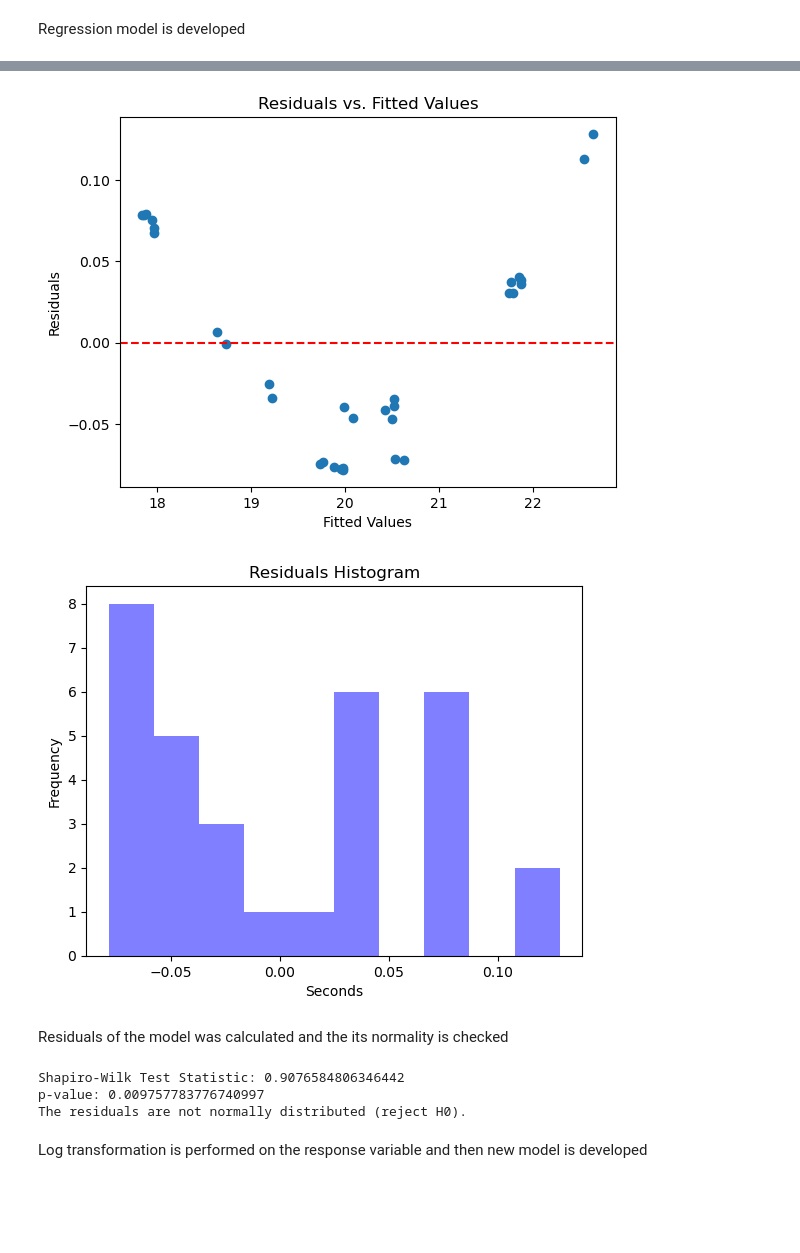
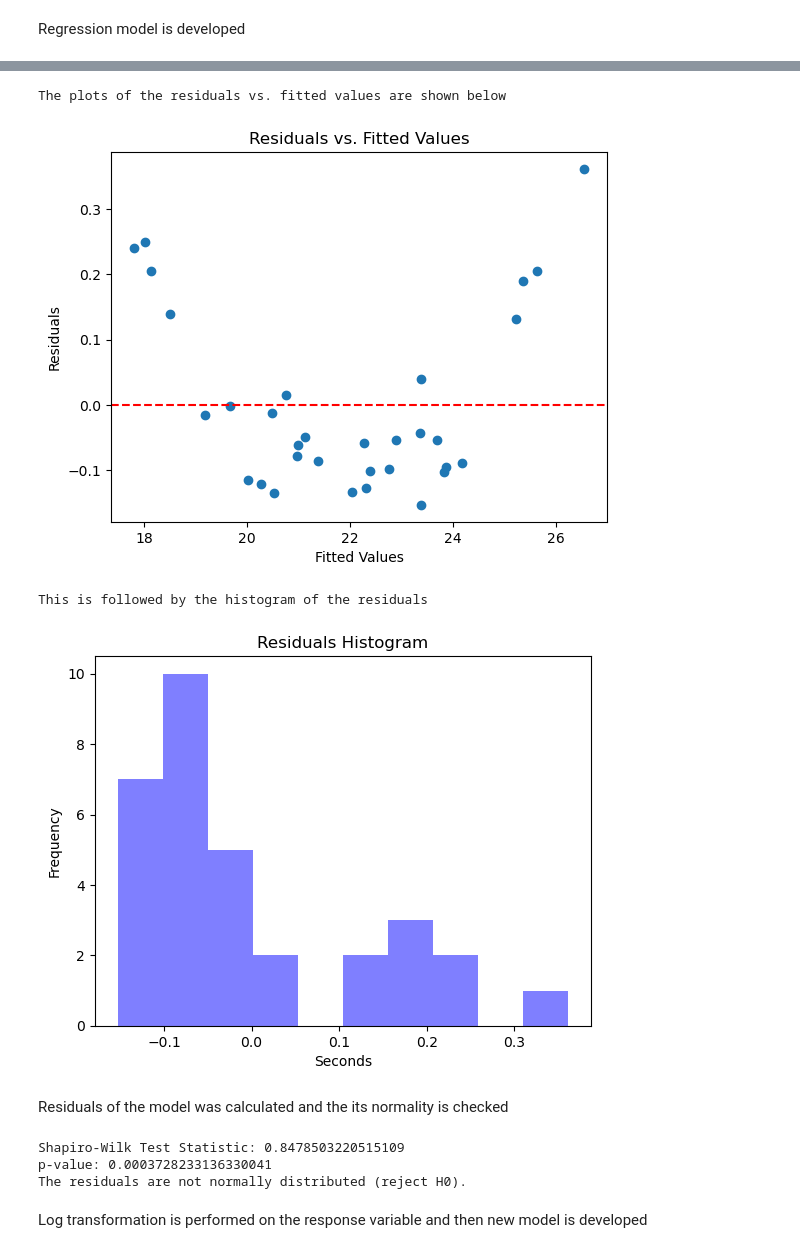
Before and after one commit to radhikrammohan/1D_HT_Pinn, a Jupyter notebook: Data_prep/1D_SVR/DOE/1D_HT_DOE_2.ipynb, the cells around one changed output, grey strips where cells are left out. Cells and saved outputs as stored; diff of their text form; code cells hidden in the pictures; blank space fills up the shorter version.

Commit message:
new updates to the pinn model

```diff
--- a/Data_prep/1D_SVR/DOE/1D_HT_DOE_2.ipynb
+++ b/Data_prep/1D_SVR/DOE/1D_HT_DOE_2.ipynb
@@ -86,8 +86,8 @@ design2 = fracfact('a b c d e  abcde abcd bcde adce ')
 L_level = 0.99
 R_level = 1.01
 factor_levels = {
-    'rho_l': [2760.0, 2761.0],
-    'rho_s': [3000.0, 3001.0],
+    'rho_l': [2760.0, 2860.0],
+    'rho_s': [3000.0, 4000.0],
     'k_l': [96.0, 120.0],
     'k_s': [110.0, 130.0],
     'cp_l': [927.0, 947.0],
@@ -111,8 +111,8 @@ print(doe_df_sol_time_fracfact.shape)
 # %% [output]
 (32, 9)
 # %%
-Res_doe_sol_time = doe_df_sol_time_fracfact.copy()
+FracFact_doe_sol_time = doe_df_sol_time_fracfact.copy()
 
-Res_doe_sol_time['total_sol_time'] = [0.0] * Res_doe_sol_time.shape[0] # Data frame inclduing the response variable
+FracFact_doe_sol_time['total_sol_time'] = [0.0] * FracFact_doe_sol_time.shape[0] # Data frame inclduing the response variable
 
-print(Res_doe_sol_time.head(5))
+# print(Res_doe_sol_time.head(5))
@@ -133,9 +119,9 @@ print(Res_doe_sol_time.head(5))
 # %%
 # here the response values are calculated using sim1d function
 
-for i in range(Res_doe_sol_time.shape[0]):
-    input_values = Res_doe_sol_time.iloc[i,:-1].values
-    Res_doe_sol_time.at[i, 'total_sol_time'] = sim1d(*input_values)
+for i in range(FracFact_doe_sol_time.shape[0]):
+    input_values = FracFact_doe_sol_time.iloc[i,:-1].values
+    FracFact_doe_sol_time.at[i, 'total_sol_time'] = sim1d(*input_values)
 # %% [markdown]
  Histogram of the Total Solidifcation time is plotted
 # %%
@@ -155,7 +141,7 @@ Regression model is developed
 formula = 'total_sol_time ~ C(rho_l) + C(rho_s) + C(k_l) + C(k_s) + C(cp_l) + C(cp_s) + C(Surr_temp) + C(L_fusion) + C(temp_init)'
 
 # Fit the model
-model = sm.OLS.from_formula(formula, data=Res_doe_sol_time).fit()
+model = sm.OLS.from_formula(formula, data=FracFact_doe_sol_time).fit()
 print(model.summary())
 # %% [output]
                             OLS Regression Results
@@ -181,21 +164,27 @@ Res_doe_sol_time['Residuals'] =residuals_ols
 # %%
+residuals_ols = model.resid
+FracFact_doe_sol_time['Residuals'] =residuals_ols
+print (f"The plots of the residuals vs. fitted values are shown below")
 # Plot residuals vs. fitted values
 plt.scatter(model.fittedvalues, residuals_ols)
 plt.axhline(0, color='red', linestyle='--')
 plt.title('Residuals vs. Fitted Values')
 plt.xlabel('Fitted Values')
 plt.ylabel('Residuals')
 plt.show()
+
+
+print (f"This is followed by the histogram of the residuals")
+plt.hist(residuals_ols, bins=10, alpha=0.5, color='b')
+plt.title('Residuals Histogram')
+plt.xlabel('Seconds')
+plt.ylabel('Frequency')
+plt.show()
 # %% [output]
+The plots of the residuals vs. fitted values are shown below
-[figure, old version]
+[figure, new version]
+This is followed by the histogram of the residuals
+[figure, added]
-# %%
-plt.hist(residuals_ols, bins=10, alpha=0.5, color='b')
-plt.title('Residuals Histogram')
-plt.xlabel('Seconds')
-plt.ylabel('Frequency')
-plt.show()
-# %% [output]
-[figure, removed]
 # %% [markdown]
 Residuals of the model was calculated and the its normality is checked
 # %%
@@ -211,8 +200,8 @@ if p_value > 0.05:
 else:
     print('The residuals are not normally distributed (reject H0).')
 # %% [output]
-Shapiro-Wilk Test Statistic: 0.9076584806346442
-p-value: 0.009757783776740997
+Shapiro-Wilk Test Statistic: 0.8478503220515109
+p-value: 0.0003728233136330041
 The residuals are not normally distributed (reject H0).
 # %% [markdown]
 Log transformation is performed on the response variable and then new model is developed
```
Also changed, not shown: parts of 25 cells of this notebook, 1 other file.
